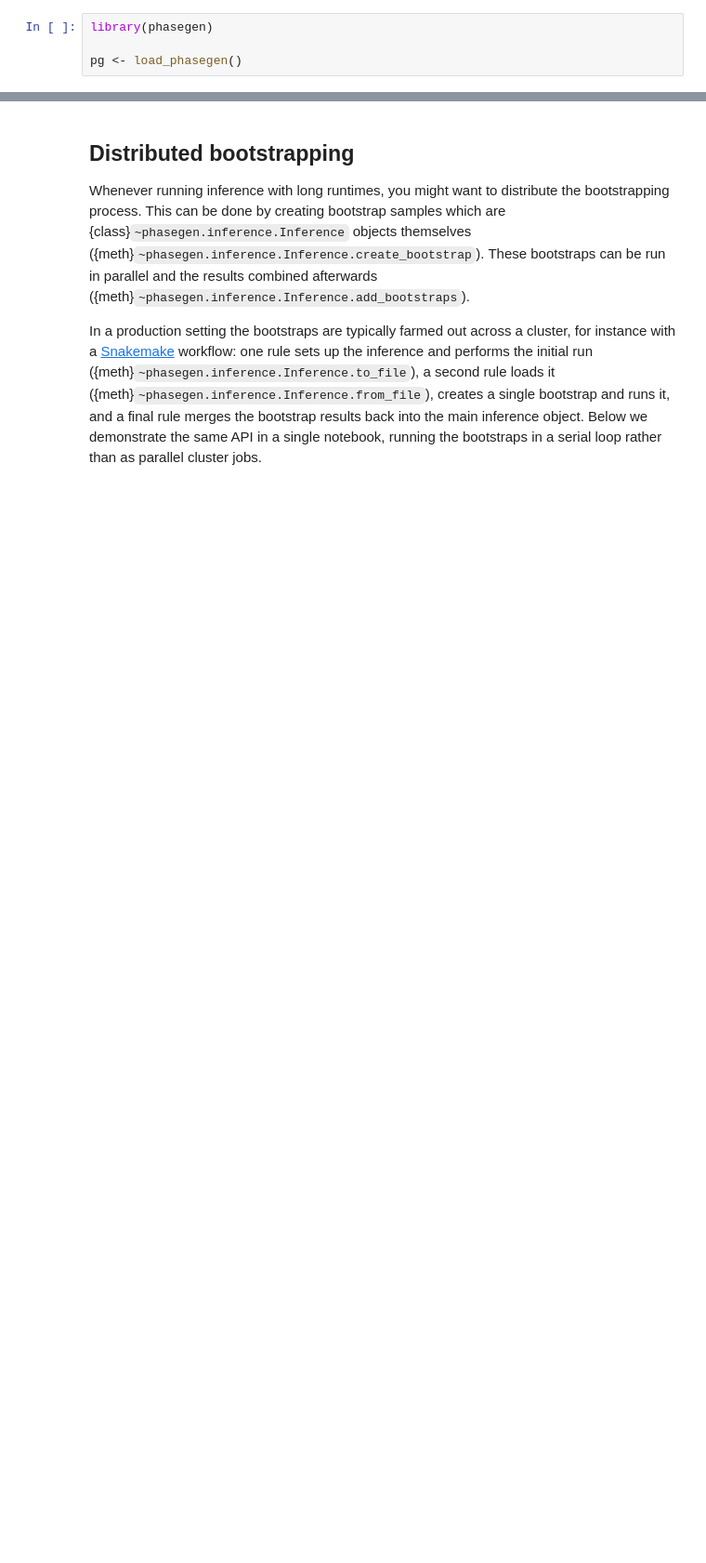
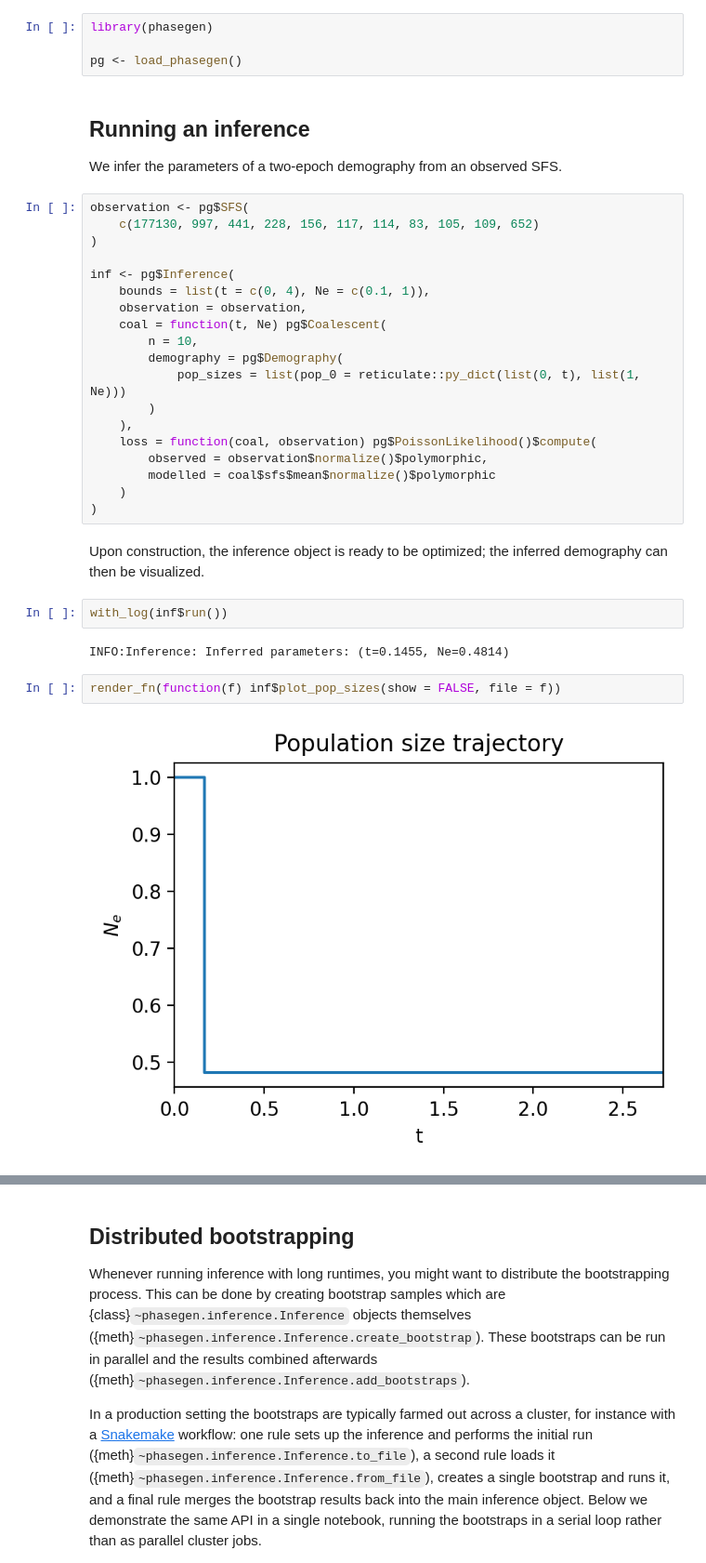
Before and after one commit to Sendrowski/PhaseGen, a Jupyter notebook: docs/reference/R/inference.ipynb, the cells around one changed output, grey strips where cells are left out. Shown at 93% size. Cells and saved outputs as stored; diff of their text form; blank space fills up the shorter version.

Commit message:
Docs: move inference out of the quickstart and trim the empirical distributions page
Also write the package name as `phasegen` in docs prose.

```diff
--- a/docs/reference/R/inference.ipynb
+++ b/docs/reference/R/inference.ipynb
@@ -26,3 +27,36 @@ with_log <- function(expr) cat(reticulate::py_capture_output(expr))
 library(phasegen)
 
 pg <- load_phasegen()
+# %% [markdown]
+## Running an inference
+
+We infer the parameters of a two-epoch demography from an observed SFS.
+# %%
+observation <- pg$SFS(
+    c(177130, 997, 441, 228, 156, 117, 114, 83, 105, 109, 652)
+)
+
+inf <- pg$Inference(
+    bounds = list(t = c(0, 4), Ne = c(0.1, 1)),
+    observation = observation,
+    coal = function(t, Ne) pg$Coalescent(
+        n = 10,
+        demography = pg$Demography(
+            pop_sizes = list(pop_0 = reticulate::py_dict(list(0, t), list(1, Ne)))
+        )
+    ),
+    loss = function(coal, observation) pg$PoissonLikelihood()$compute(
+        observed = observation$normalize()$polymorphic,
+        modelled = coal$sfs$mean$normalize()$polymorphic
+    )
+)
+# %% [markdown]
+Upon construction, the inference object is ready to be optimized; the inferred demography can then be visualized.
+# %%
+with_log(inf$run())
+# %% [output]
+INFO:Inference: Inferred parameters: (t=0.1455, Ne=0.4814)
+# %%
+render_fn(function(f) inf$plot_pop_sizes(show = FALSE, file = f))
+# %% [output]
+[figure, added]
```
Also changed, not shown: parts of 5 cells of this notebook, 8 other files.
